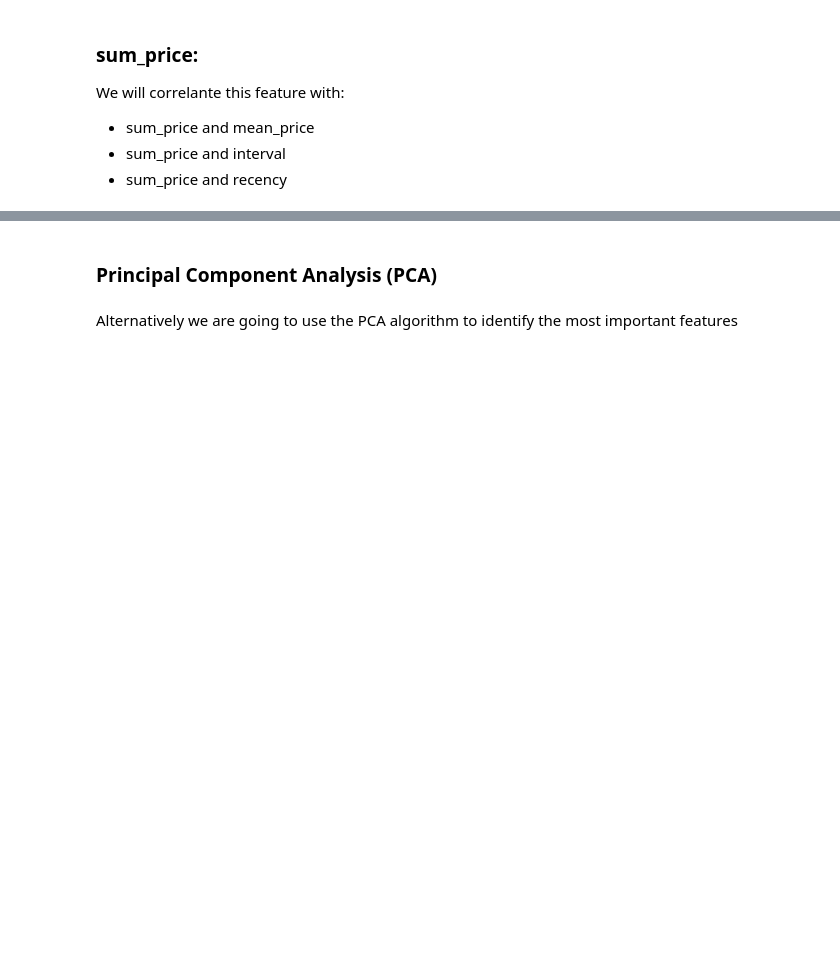
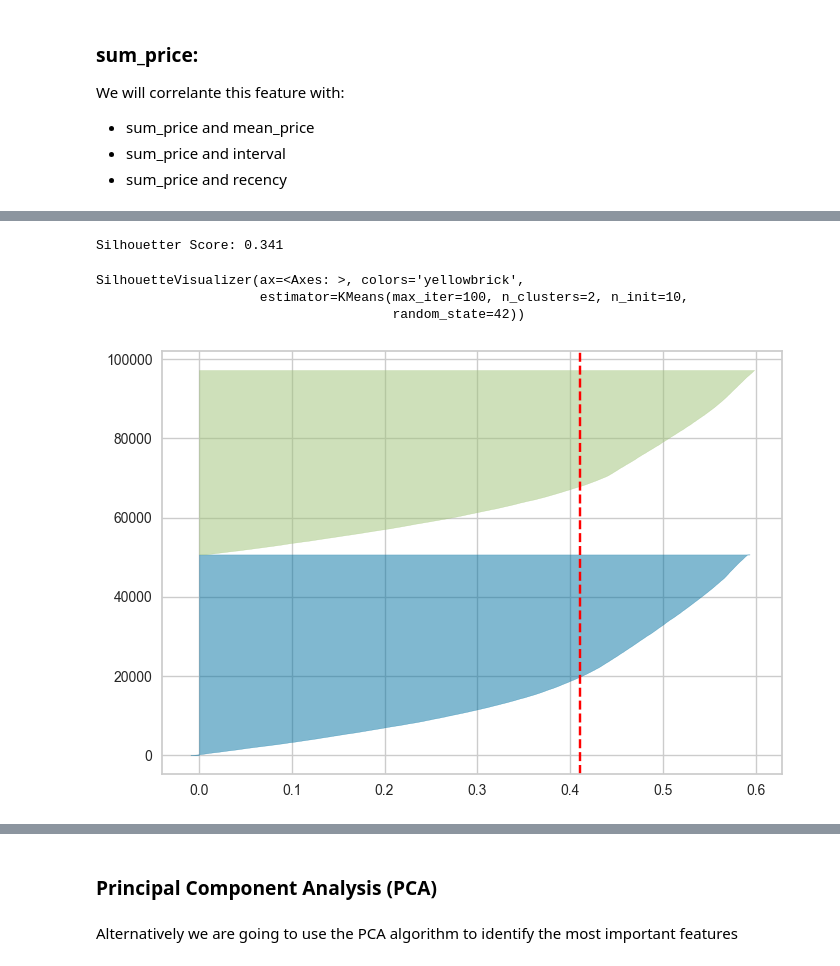
Before and after one commit to barbarafarah/clustering-clients, a Jupyter notebook: classifyng-customers.ipynb, the cells around one changed output, grey strips where cells are left out. Cells and saved outputs as stored; diff of their text form; code cells hidden in the pictures; blank space fills up the shorter version.

```diff
--- a/classifyng-customers.ipynb
+++ b/classifyng-customers.ipynb
@@ -552,0 +658,21 @@ plt.show()
+# %%
+kmeans = KMeans(n_clusters = 6, init = 'k-means++', random_state = 42)
+
+# Fit the KMeans model
+kmeans.fit_predict(X)
+
+# Calculate Silhoutte Score
+score = silhouette_score(X, kmeans.labels_, metric='euclidean')
+print('Silhouetter Score: %.3f' % score)
+# %% [output]
+Silhouetter Score: 0.341
+# %%
+kmeans = KMeans(n_clusters=2, init='k-means++', n_init=10, max_iter=100, random_state=42)
+
+visualizer = SilhouetteVisualizer(kmeans, colors='yellowbrick')
+visualizer.fit(X)
+# %% [output]
+SilhouetteVisualizer(ax=<Axes: >, colors='yellowbrick',
+                     estimator=KMeans(max_iter=100, n_clusters=2, n_init=10,
+                                      random_state=42))
+[figure, added]
```
Also changed, not shown: parts of 33 cells of this notebook, 3 other files.
